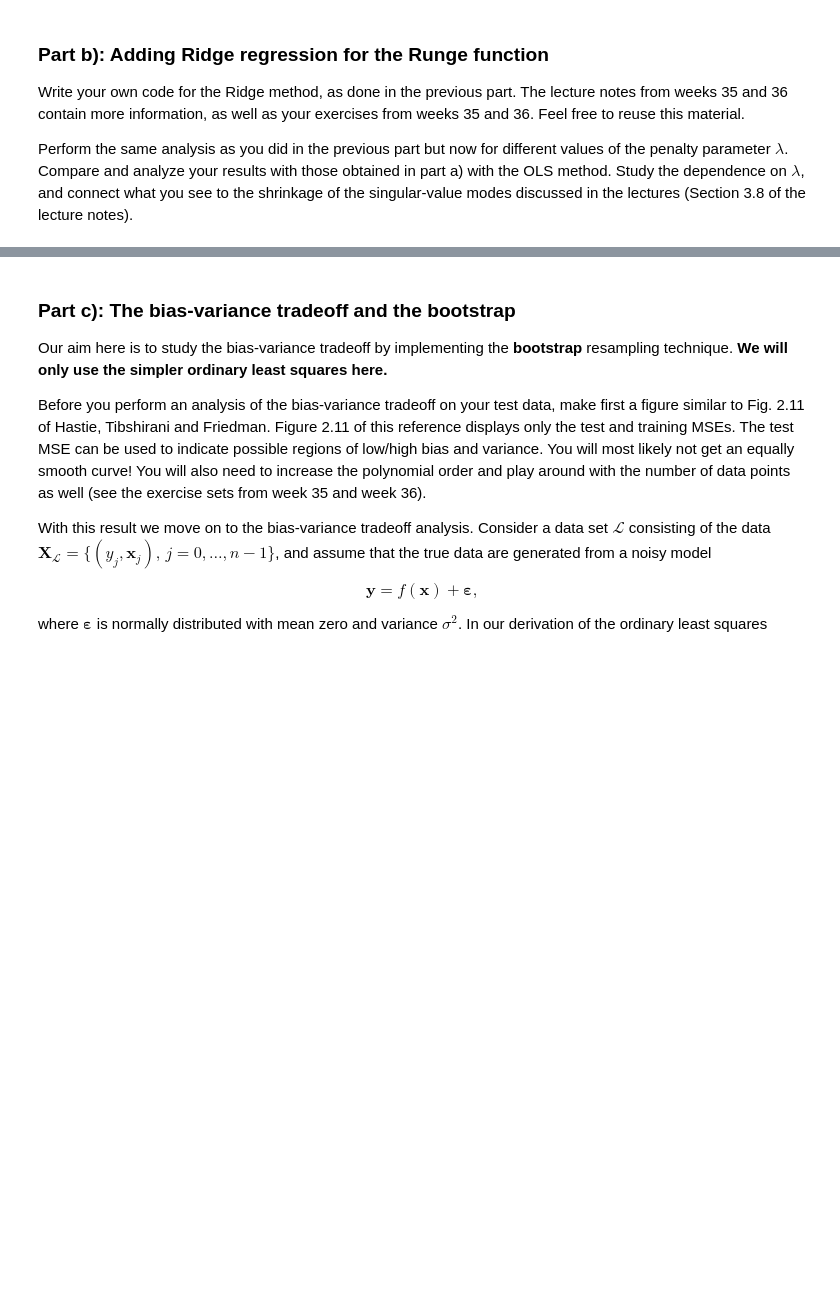
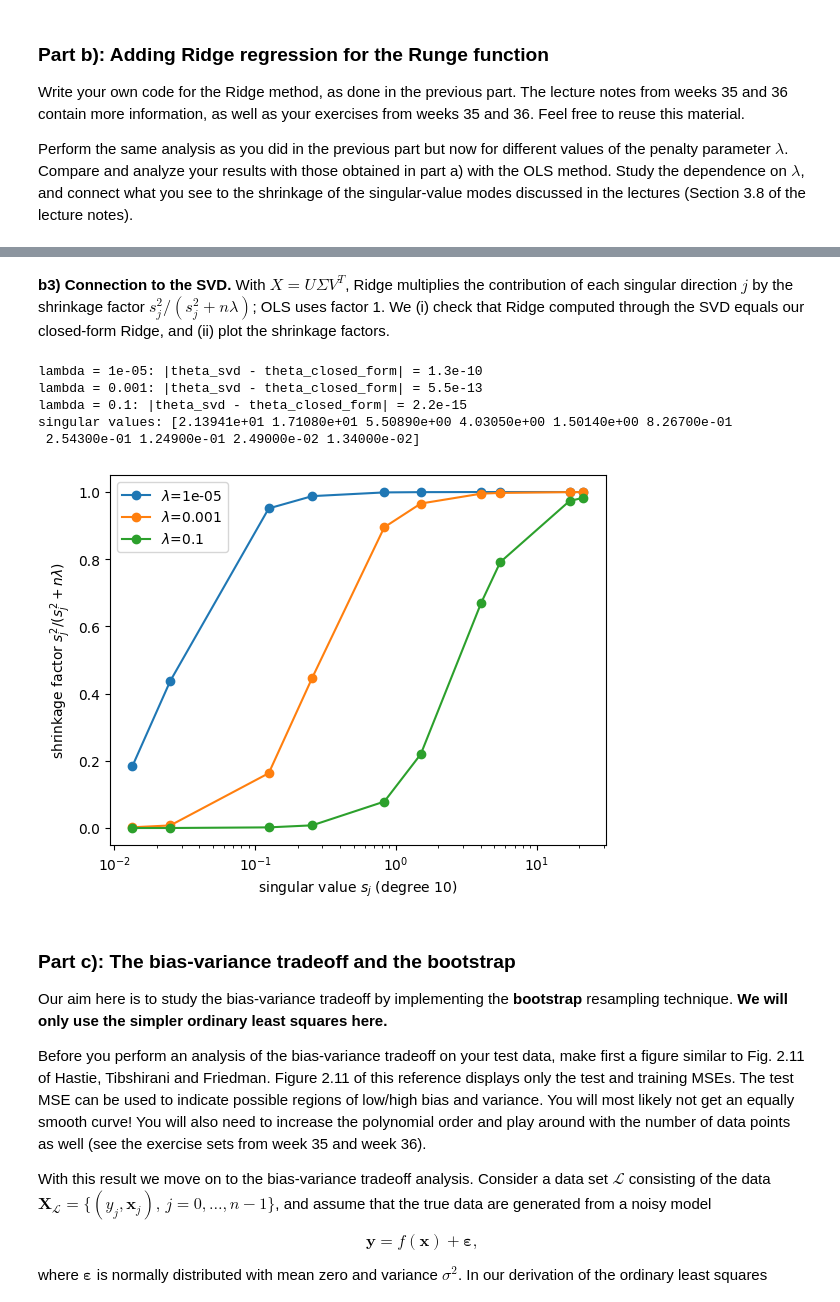
Before and after one commit to GiacomoSaporetti/FYS-STK4155-Project1, a Jupyter notebook: Project1.ipynb, the cells around one changed output, grey strips where cells are left out. Cells and saved outputs as stored; diff of their text form; code cells hidden in the pictures; blank space fills up the shorter version.

```diff
--- a/Project1.ipynb
+++ b/Project1.ipynb
@@ -410,3 +436,44 @@ plt.show()
+# %% [markdown]
+**b3) Connection to the SVD.** With $X = U\Sigma V^T$, Ridge multiplies the
+contribution of each singular direction $j$ by the shrinkage factor $s_j^2/(s_j^2 + n\lambda)$; OLS uses factor 1. We (i) check that Ridge computed through the SVD equals our closed-form Ridge, and (ii) plot the shrinkage factors.
+# %%
+# b3) Ridge through the SVD, and the shrinkage factors
+def ridge_svd(X, y, lam):
+    U, singular_values, Vt = np.linalg.svd(X, full_matrices=False)
+    n_points = X.shape[0]
+    shrinkage = singular_values / (singular_values**2 + n_points * lam)
+    return Vt.T @ (shrinkage * (U.T @ y))
+
+solver = Nth_degree_solver(10, x, y)
+solver.solve()
+X_train_scaled = solver.X_train_norm[:, 1:]      # standardised training data, column of ones dropped
+y_train_centered = solver.y_train_norm
+
+# test if both Ridge implementations give the same coefficients
+for lam in (1e-5, 1e-3, 1e-1):
+    theta_svd = ridge_svd(X_train_scaled, y_train_centered, lam)
+    theta_closed_form = closed_form_solution(X_train_scaled, y_train_centered, lam)
+    print(f"lambda = {lam:g}: |theta_svd - theta_closed_form| = {np.linalg.norm(theta_svd - theta_closed_form):.1e}")
+
+singular_values = np.linalg.svd(X_train_scaled, compute_uv=False)
+n_train = X_train_scaled.shape[0]
+print("singular values:", np.round(singular_values, 4))
+
+plt.figure()
+for lam in (1e-5, 1e-3, 1e-1):
+    shrinkage_factor = singular_values**2 / (singular_values**2 + n_train * lam)
+    plt.semilogx(singular_values, shrinkage_factor, "o-", label=rf"$\lambda$={lam:g}")
+plt.xlabel(r"singular value $s_j$ (degree 10)")
+plt.ylabel(r"shrinkage factor $s_j^2/(s_j^2+n\lambda)$")
+plt.legend()
+plt.show()
+# %% [output]
+lambda = 1e-05: |theta_svd - theta_closed_form| = 1.3e-10
+lambda = 0.001: |theta_svd - theta_closed_form| = 5.5e-13
+lambda = 0.1: |theta_svd - theta_closed_form| = 2.2e-15
+singular values: [2.13941e+01 1.71080e+01 5.50890e+00 4.03050e+00 1.50140e+00 8.26700e-01
+ 2.54300e-01 1.24900e-01 2.49000e-02 1.34000e-02]
+[figure, added]
 # %% [markdown]
 ### Part c): The bias-variance tradeoff and the bootstrap
 
```
Also changed, not shown: parts of 16 cells of this notebook.
